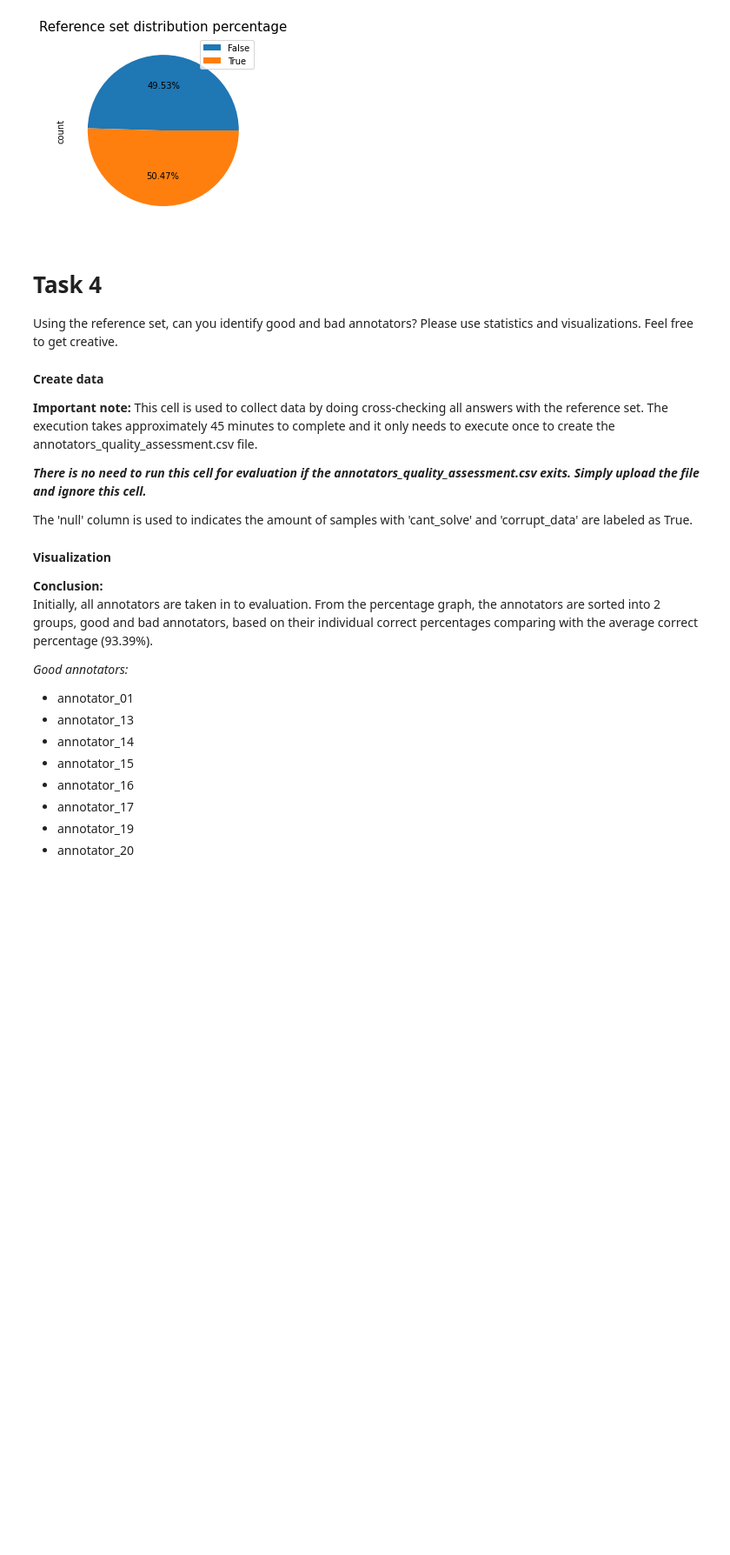
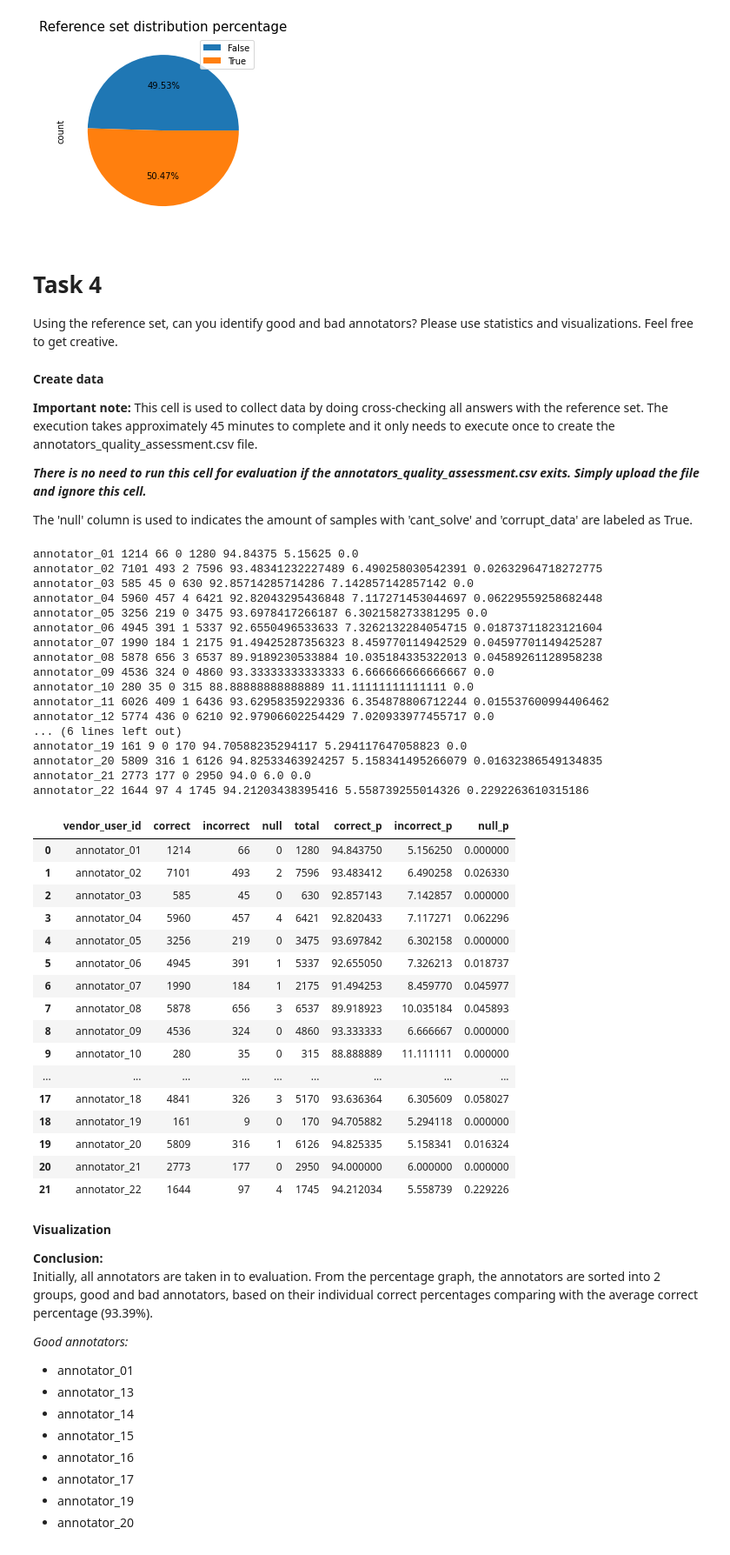
Before and after one commit to m4tice/qm_project, a Jupyter notebook: qm_project.ipynb, the cells around one changed output. Shown: that part at 87% size. Cells and saved outputs as stored; diff of their text form; code cells hidden in the pictures; blank space fills up the shorter version.

```diff
--- a/qm_project.ipynb
+++ b/qm_project.ipynb
@@ -9,8 +3,8 @@ Drive already mounted at /content/drive; to attempt to forcibly remount, call dr
 # %% [markdown]
 **Path to .json files**
 # %%
-ap = '/content/drive/MyDrive/Python Projects/qm_project/anonymized_project.json'
-ref = '/content/drive/MyDrive/Python Projects/qm_project/references.json'
+ap = 'drive/My Drive/Python Projects/qm_project/anonymized_project.json'  # path to anonymized_project.json
+ref = 'drive/My Drive/Python Projects/qm_project/references.json'         # path to references.json
 # %% [markdown]
 **Importation**
 # %%
@@ -479,10 +618,6 @@ def percent_cal(value, sum):
     Calculate percent value
     """
     return value / sum * 100
-
-
-# 4: Using the reference set, can you identify good and bad annotators? Please use statistics and visualizations.
-# Feel free to get creative.
 
 
 # Get annotators
@@ -544,36 +679,71 @@ for annotator_package in annotators_packages:
         correct_cond1 = user_an == 'yes' and ref_ans[idx][1]
         correct_cond2 = user_an == 'no' and not ref_ans[idx][1]
         null_cond = user_an == ""
 
         # -- Check condition and count
         if correct_cond1 or correct_cond2:
             correct += 1
         elif null_cond:
             null += 1
         else:
             incorrect += 1
 
     total = correct + incorrect + null
 
     # - Add data to list
     annotators_quality.append([vendor_user_id, correct, incorrect, null, total,
                                percent_cal(correct, total), percent_cal(incorrect, total), percent_cal(null, total)])
 
-    # print(vendor_user_id, correct, incorrect, null, total,
-    #                            percent_cal(correct, total), percent_cal(incorrect, total), percent_cal(null, total))
+    print(vendor_user_id, correct, incorrect, null, total,
+                               percent_cal(correct, total), percent_cal(incorrect, total), percent_cal(null, total))
 
 
 # Store data in Pandas DataFrame
 annotators_quality_df = pd.DataFrame(data=annotators_quality,
                                      columns=['vendor_user_id', 'correct', 'incorrect', 'null', 'total',
                                               'correct_p', 'incorrect_p', 'null_p'])
 
 # Export data to csv file
 if export_csv:
-    annotators_quality_df.to_csv("annotators_quality_assessment_colab.csv", index=False)
+    annotators_quality_df.to_csv("annotators_quality_assessment.csv", index=False)
 
 
 annotators_quality_df
+# %% [output]
+annotator_01 1214 66 0 1280 94.84375 5.15625 0.0
+annotator_02 7101 493 2 7596 93.48341232227489 6.490258030542391 0.02632964718272775
+annotator_03 585 45 0 630 92.85714285714286 7.142857142857142 0.0
+annotator_04 5960 457 4 6421 92.82043295436848 7.117271453044697 0.06229559258682448
+annotator_05 3256 219 0 3475 93.6978417266187 6.302158273381295 0.0
+annotator_06 4945 391 1 5337 92.6550496533633 7.3262132284054715 0.01873711823121604
+annotator_07 1990 184 1 2175 91.49425287356323 8.459770114942529 0.04597701149425287
+annotator_08 5878 656 3 6537 89.9189230533884 10.035184335322013 0.04589261128958238
+annotator_09 4536 324 0 4860 93.33333333333333 6.666666666666667 0.0
+annotator_10 280 35 0 315 88.88888888888889 11.11111111111111 0.0
+annotator_11 6026 409 1 6436 93.62958359229336 6.354878806712244 0.015537600994406462
+annotator_12 5774 436 0 6210 92.97906602254429 7.020933977455717 0.0
+... (6 lines left out)
+annotator_19 161 9 0 170 94.70588235294117 5.294117647058823 0.0
+annotator_20 5809 316 1 6126 94.82533463924257 5.158341495266079 0.01632386549134835
+annotator_21 2773 177 0 2950 94.0 6.0 0.0
+annotator_22 1644 97 4 1745 94.21203438395416 5.558739255014326 0.2292263610315186
+|  | vendor_user_id | correct | incorrect | null | total | correct_p | incorrect_p | null_p |
+| 0 | annotator_01 | 1214 | 66 | 0 | 1280 | 94.843750 | 5.156250 | 0.000000 |
+| 1 | annotator_02 | 7101 | 493 | 2 | 7596 | 93.483412 | 6.490258 | 0.026330 |
+| 2 | annotator_03 | 585 | 45 | 0 | 630 | 92.857143 | 7.142857 | 0.000000 |
+| 3 | annotator_04 | 5960 | 457 | 4 | 6421 | 92.820433 | 7.117271 | 0.062296 |
+| 4 | annotator_05 | 3256 | 219 | 0 | 3475 | 93.697842 | 6.302158 | 0.000000 |
+| 5 | annotator_06 | 4945 | 391 | 1 | 5337 | 92.655050 | 7.326213 | 0.018737 |
+| 6 | annotator_07 | 1990 | 184 | 1 | 2175 | 91.494253 | 8.459770 | 0.045977 |
+| 7 | annotator_08 | 5878 | 656 | 3 | 6537 | 89.918923 | 10.035184 | 0.045893 |
+| 8 | annotator_09 | 4536 | 324 | 0 | 4860 | 93.333333 | 6.666667 | 0.000000 |
+| 9 | annotator_10 | 280 | 35 | 0 | 315 | 88.888889 | 11.111111 | 0.000000 |
+| ... | ... | ... | ... | ... | ... | ... | ... | ... |
+| 17 | annotator_18 | 4841 | 326 | 3 | 5170 | 93.636364 | 6.305609 | 0.058027 |
+| 18 | annotator_19 | 161 | 9 | 0 | 170 | 94.705882 | 5.294118 | 0.000000 |
+| 19 | annotator_20 | 5809 | 316 | 1 | 6126 | 94.825335 | 5.158341 | 0.016324 |
+| 20 | annotator_21 | 2773 | 177 | 0 | 2950 | 94.000000 | 6.000000 | 0.000000 |
+| 21 | annotator_22 | 1644 | 97 | 4 | 1745 | 94.212034 | 5.558739 | 0.229226 |
 # %% [markdown]
 **Visualization**
 
```
Also changed, not shown: parts of 13 cells of this notebook.
